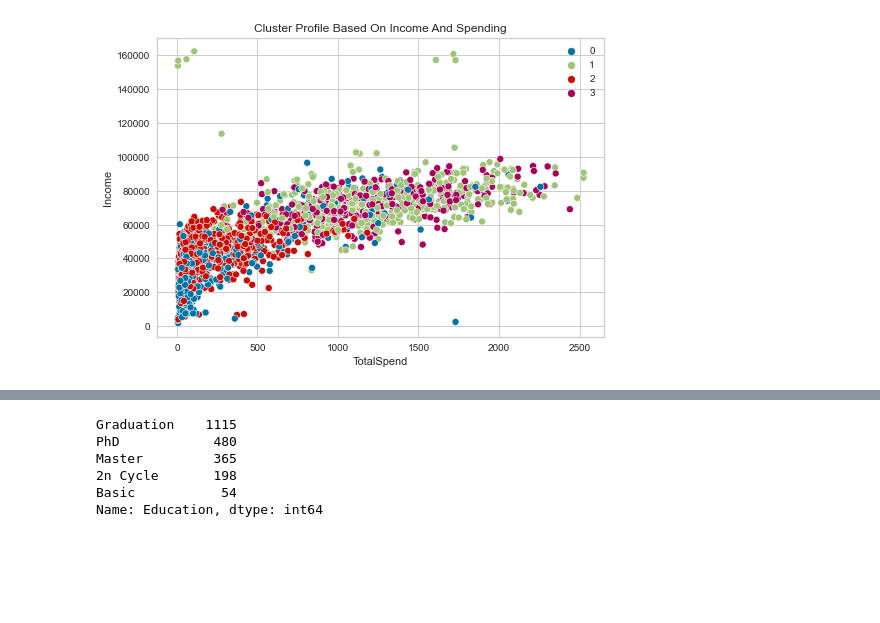
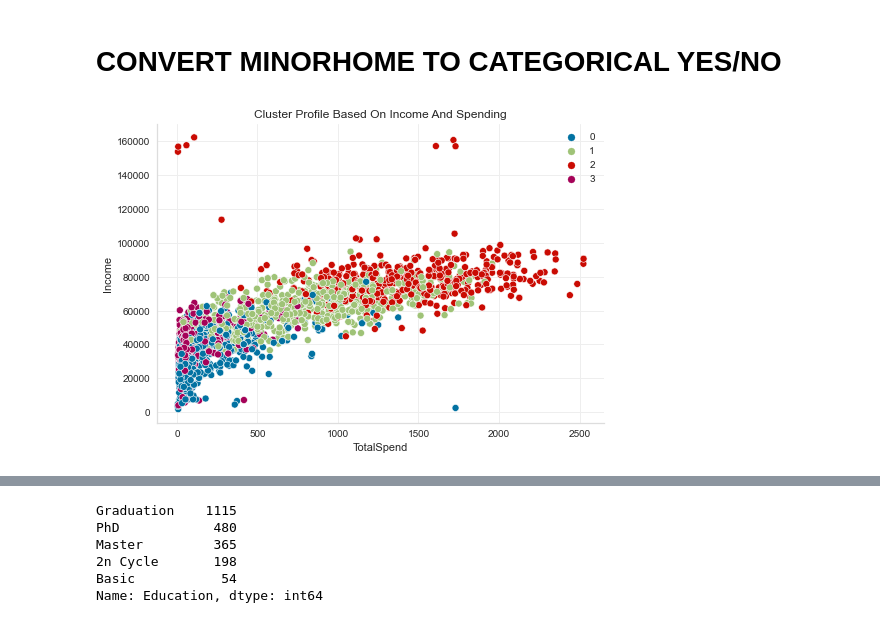
Before and after one commit to saranshkr/customer-profile-analysis, a Jupyter notebook: clustering-model.ipynb, the cells around one changed output, grey strips where cells are left out. Saved outputs shown, nothing was run; the diff lists cells and outputs as text; code cells hidden in the pictures; blank space fills up the shorter version.

Commit message:
Major changes in clustering model and refactor

```diff
--- a/clustering-model.ipynb
+++ b/clustering-model.ipynb
@@ -116,0 +100,4 @@ pca_df.head()
+# %%
+pca = PCA()
+pca.fit(df)
+pca_data = pca.transform(df)
@@ -117,6 +130,6 @@ pca_df.head()
 # %%
 model = KMeans()
-visualizer = KElbowVisualizer(model)
-visualizer.fit(pca_df)
+visualizer = KElbowVisualizer(estimator=model, k=(1,20), metric='distortion')
+visualizer.fit(df)
 visualizer.show()
 # %% [output]
@@ -124,8 +137,7 @@ visualizer.show()
 <AxesSubplot:title={'center':'Distortion Score Elbow for KMeans Clustering'}, xlabel='k', ylabel='distortion score'>
 # %%
-from sklearn.cluster import AgglomerativeClustering
 ac = AgglomerativeClustering(n_clusters=4)
-ac_df = ac.fit_predict(pca_df)
+ac_df = ac.fit_predict(df)
 df['Cluster'] = ac_df
 df_orig['Cluster'] = ac_df
 df_orig.head(10)
@@ -152,0 +172,9 @@ Text(0.5, 1.0, 'Cluster Population')
+# %%
+def format_axes(ax):
+    ax.spines['top'].set_visible(False)
+    ax.spines['right'].set_visible(False)
+    ax.spines['left'].set_color('#ddd')
+    ax.spines['bottom'].set_color('#ddd')
+
+    ax.yaxis.grid(True, color='#eee')
+    ax.xaxis.grid(True, color='#eee')
@@ -153,7 +200,10 @@ Text(0.5, 1.0, 'Cluster Population')
+# %% [markdown]
+# CONVERT MINORHOME TO CATEGORICAL YES/NO
 # %%
-pl = sns.scatterplot(data=df_orig, x=df_orig['TotalSpend'], y=df_orig['Income'], hue=df_orig['Cluster'])
-pl.set_title("Cluster Profile Based On Income And Spending")
+ax = sns.scatterplot(data=df_orig, x='TotalSpend', y='Income', hue='Cluster')
+format_axes(ax)
+plt.title("Cluster Profile Based On Income And Spending")
 plt.legend()
 plt.show()
 # %% [output]
-[figure, old version]
+[figure, new version]
```
Also changed, not shown: parts of 44 cells of this notebook.
